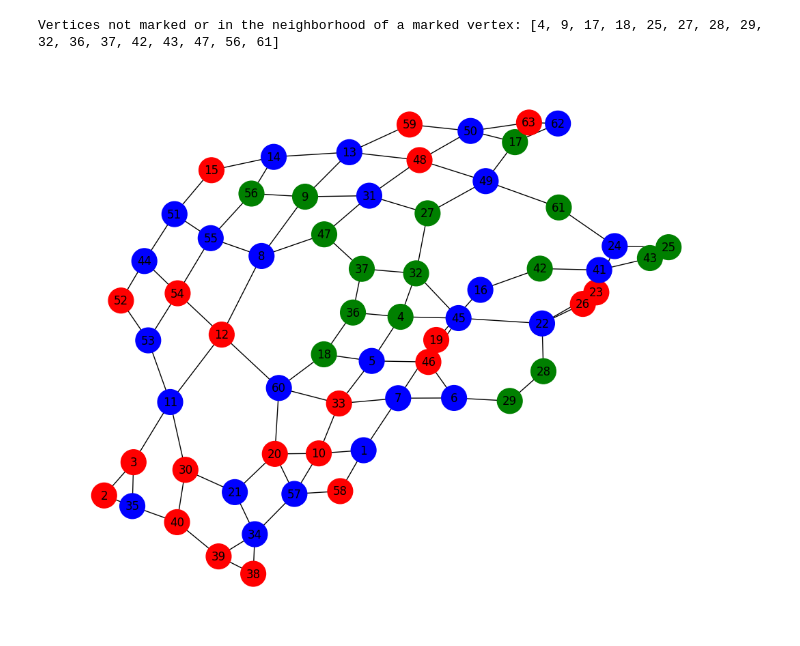
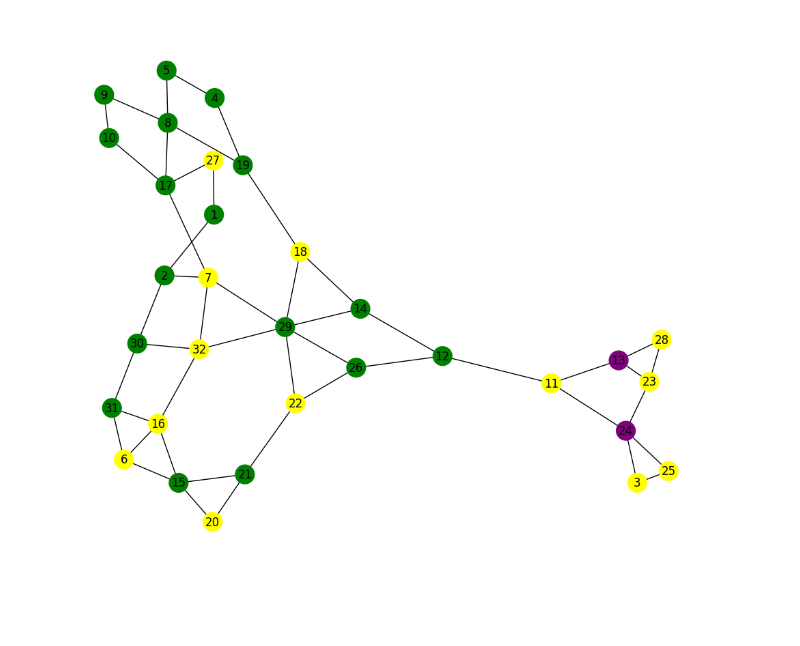
Before and after one commit to MarlonDittes/DominatingSets, a Jupyter notebook: missing.ipynb, the cells around one changed output. Saved outputs shown, nothing was run; the diff lists cells and outputs as text; code cells hidden in the pictures; blank space fills up the shorter version.

Commit message:
ADD: further options for graph visualization

```diff
--- a/missing.ipynb
+++ b/missing.ipynb
@@ -46,7 +46,7 @@ def find_non_neighbors(graph, marked_vertices):
 
     return result
 
-def visualize_graph(graph, marked_vertices, focus_vertices=None):
+def visualize_graph(graph, marked_vertices, group1_marked_vertices=None, group2_marked_vertices=None, focus_vertices=None, seed=42):
     G = nx.Graph()
 
     for vertex in graph.get_all_vertices():
@@ -66,7 +66,7 @@ def visualize_graph(graph, marked_vertices, focus_vertices=None):
         # Filter the graph to include only the focused vertices and their neighbors
         G = G.subgraph(focus_vertices_to_include)
 
-    pos = nx.spring_layout(G)
+    pos = nx.spring_layout(G, seed=seed)
     plt.figure(figsize=(10, 8))
 
     # Get vertices that are not marked or in the neighborhood of marked vertices
@@ -76,6 +76,10 @@ def visualize_graph(graph, marked_vertices, focus_vertices=None):
     for v in G.nodes():
         if v in marked_vertices:
             node_colors.append("red")  # Marked vertices
+        elif v in group1_marked_vertices:
+            node_colors.append("yellow")  # Group 1 marked vertices (not their neighbors)
+        elif v in group2_marked_vertices:
+            node_colors.append("purple")  # Group 2 marked vertices (not their neighbors)
         elif v in non_neighbors:
             node_colors.append("green")  # Non-neighbor vertices
         else:
@@ -86,7 +90,7 @@ def visualize_graph(graph, marked_vertices, focus_vertices=None):
         pos,
         with_labels=True,
         node_color=node_colors,
-        node_size=700,
+        node_size=800,
         font_size=12
     )
     plt.show()
@@ -107,22 +97,14 @@ def parse_highs(file_path):
-# %%
-file_path = "/home/malid/DominatingSets/graphs/testset/bremen_subgraph_50.gr"
-
-# Parse the graph
-
-graph = parse_graph_file(file_path)
-
-# Find vertices that are not marked or in the neighborhood of a marked vertex
-all_vertices = list(range(1, 64))
-defined_vertices = [1,4,5,6,7,8,9,11,13,14,16,17,18,21,22,24,25,27,28,29,31,32,34,35,36,37,41,42,43,44,45,47,49,50,51,53,55,56,57,60,61,62]
-diff = list(set(all_vertices) - set(defined_vertices))
-
-marked_vertices = diff
-result = find_non_neighbors(graph, marked_vertices)
-
-print("Vertices not marked or in the neighborhood of a marked vertex:", result)
-
-# Visualize the graph
-visualize_graph(graph, marked_vertices, focus_vertices=None)
-# %% [output]
-Vertices not marked or in the neighborhood of a marked vertex: [4, 9, 17, 18, 25, 27, 28, 29, 32, 36, 37, 42, 43, 47, 56, 61]
-[figure, removed]
+# %%
+file_path = "/home/malid/DominatingSets/graphs/testset/bremen_subgraph_20.gr"
+
+# Parse the graph
+graph = parse_graph_file(file_path)
+
+marked_vertices = []
+lp1_vertices = [13,24]
+lp0_vertices = [3,6,7,11,16,18,20,22,23,25,27,28,32]
+
+# Visualize the graph
+visualize_graph(graph, marked_vertices, group1_marked_vertices=lp0_vertices, group2_marked_vertices=lp1_vertices, focus_vertices=None, seed=42)
+# %% [output]
+[figure, added]
```
Also changed, not shown: parts of 1 cell of this notebook.
